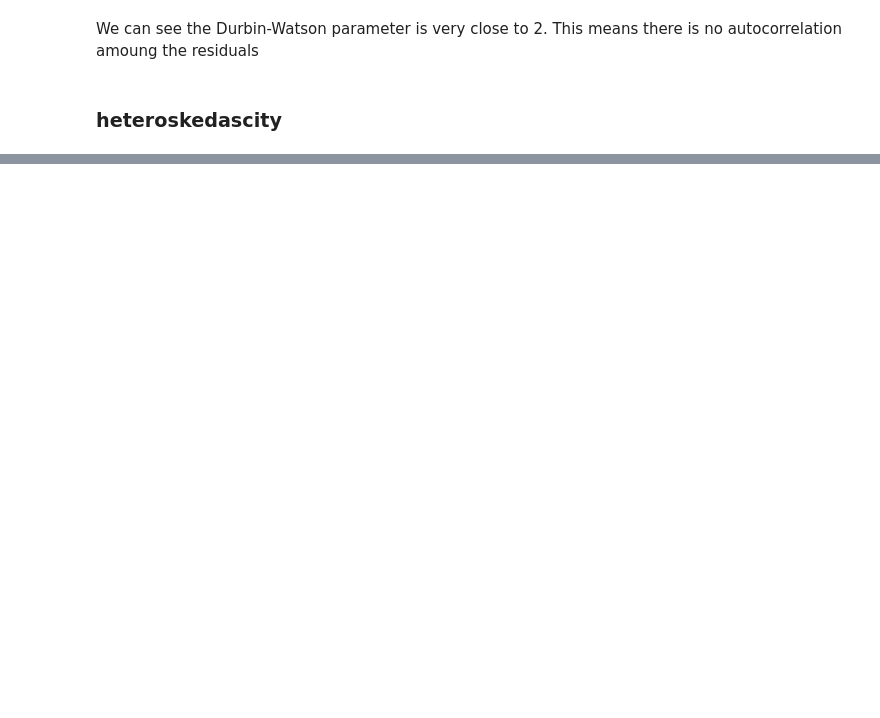
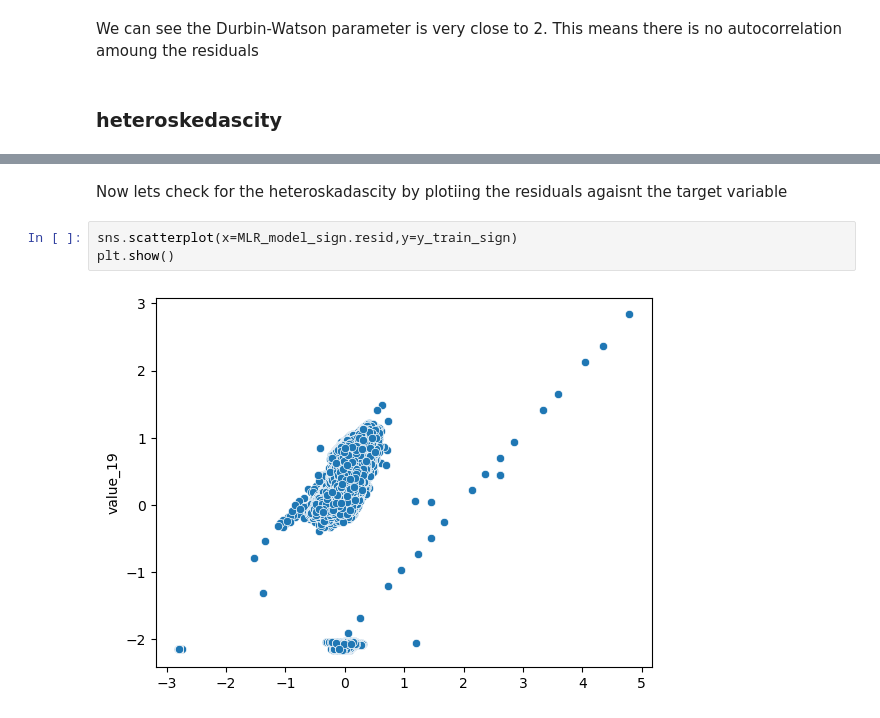
Before and after one commit to Pavan-628/Vibration_Analysis, a Jupyter notebook: Predict_Vibrations.ipynb, the cells around one changed output, grey strips where cells are left out. Drawn from its saved outputs; the diff is of its cells as text; blank space fills up the shorter version.

```diff
--- a/Predict_Vibrations.ipynb
+++ b/Predict_Vibrations.ipynb
@@ -433,0 +437,7 @@ We can see the Durbin-Watson parameter is very close to 2. This means there is n
+# %% [markdown]
+Now lets check for the heteroskadascity by plotiing the residuals agaisnt the target variable
+# %%
+sns.scatterplot(x=MLR_model_sign.resid,y=y_train_sign)
+plt.show()
+# %% [output]
+[figure, added]
```
Also changed, not shown: parts of 33 cells of this notebook.
